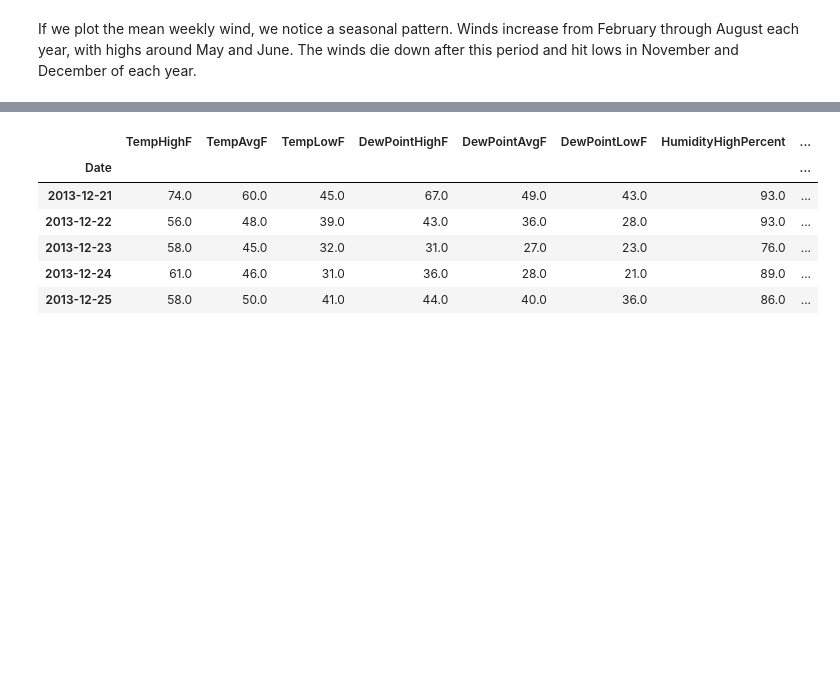
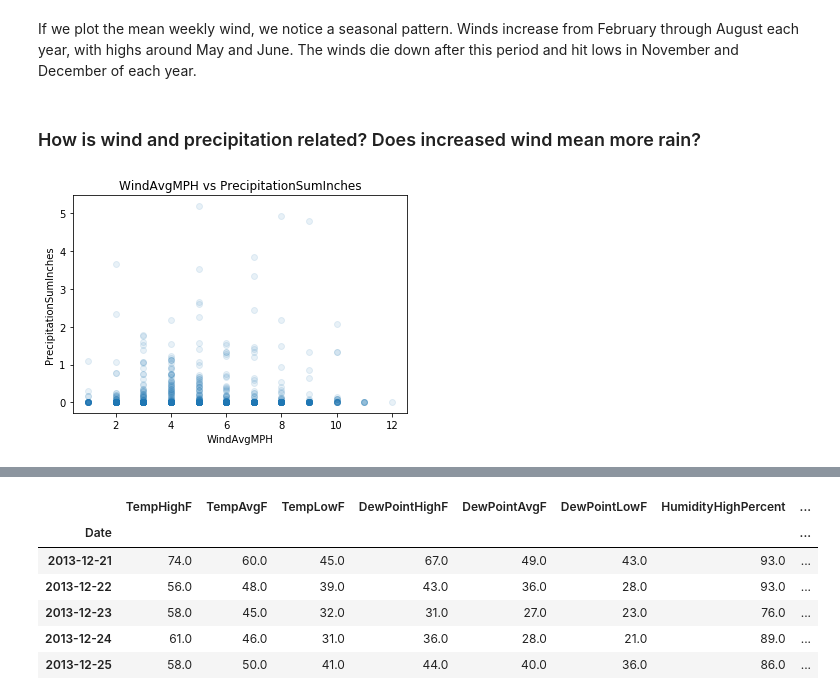
Before and after one commit to lpatruno/AustinData, a Jupyter notebook: austin_weather_analysis.ipynb, the cells around one changed output, grey strips where cells are left out. Saved outputs shown, nothing was run; the diff lists cells and outputs as text; code cells hidden in the pictures; blank space fills up the shorter version.

Commit message:
examine relationship between precipitation and wind

```diff
--- a/austin_weather_analysis.ipynb
+++ b/austin_weather_analysis.ipynb
@@ -107,3 +109,14 @@ plt.show()
 [figure]
 # %% [markdown]
 If we plot the mean weekly wind, we notice a seasonal pattern. Winds increase from February through August each year, with highs around May and June. The winds die down after this period and hit lows in November and December of each year.
+# %% [markdown]
+### How is wind and precipitation related? Does increased wind mean more rain?
+# %%
+plt.scatter(df['WindAvgMPH'], df['PrecipitationSumInches'], alpha=.1)
+
+plt.title('WindAvgMPH vs PrecipitationSumInches')
+plt.xlabel('WindAvgMPH')
+plt.ylabel('PrecipitationSumInches')
+plt.show()
+# %% [output]
+[figure, added]
```
Also changed, not shown: parts of 11 cells of this notebook.
